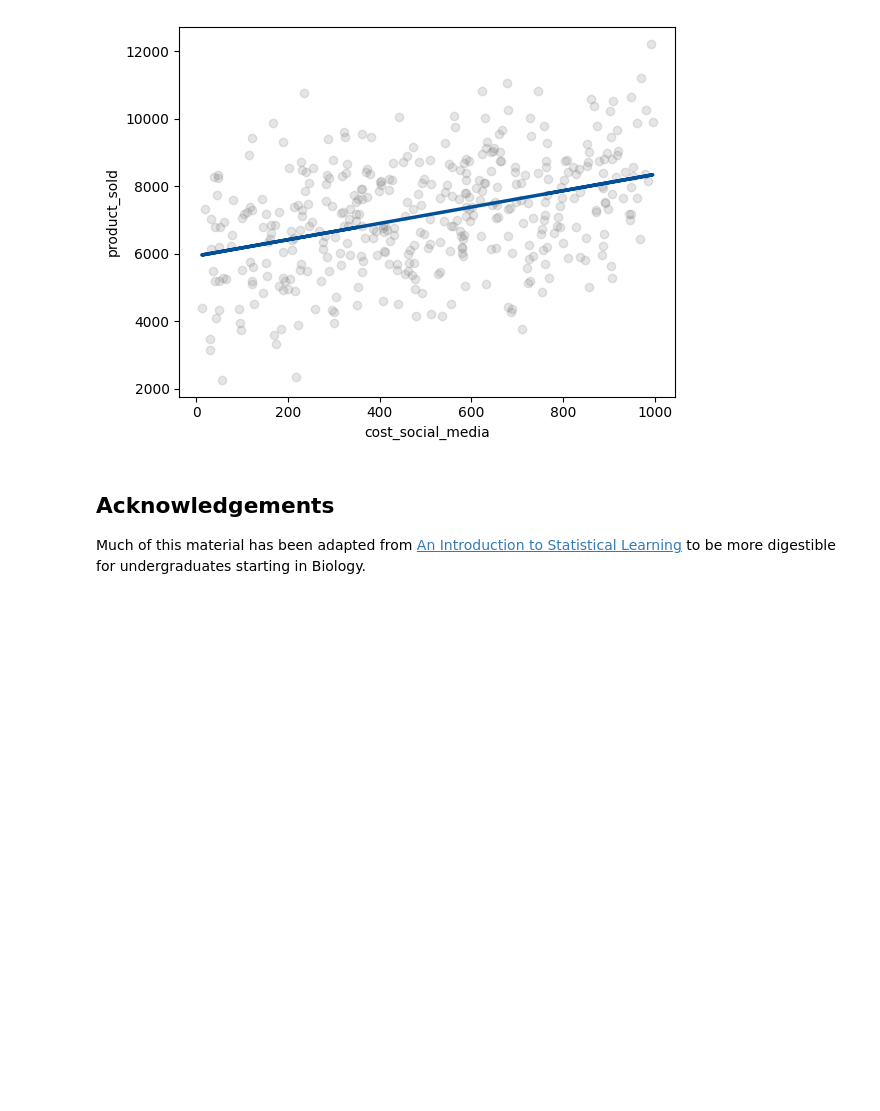
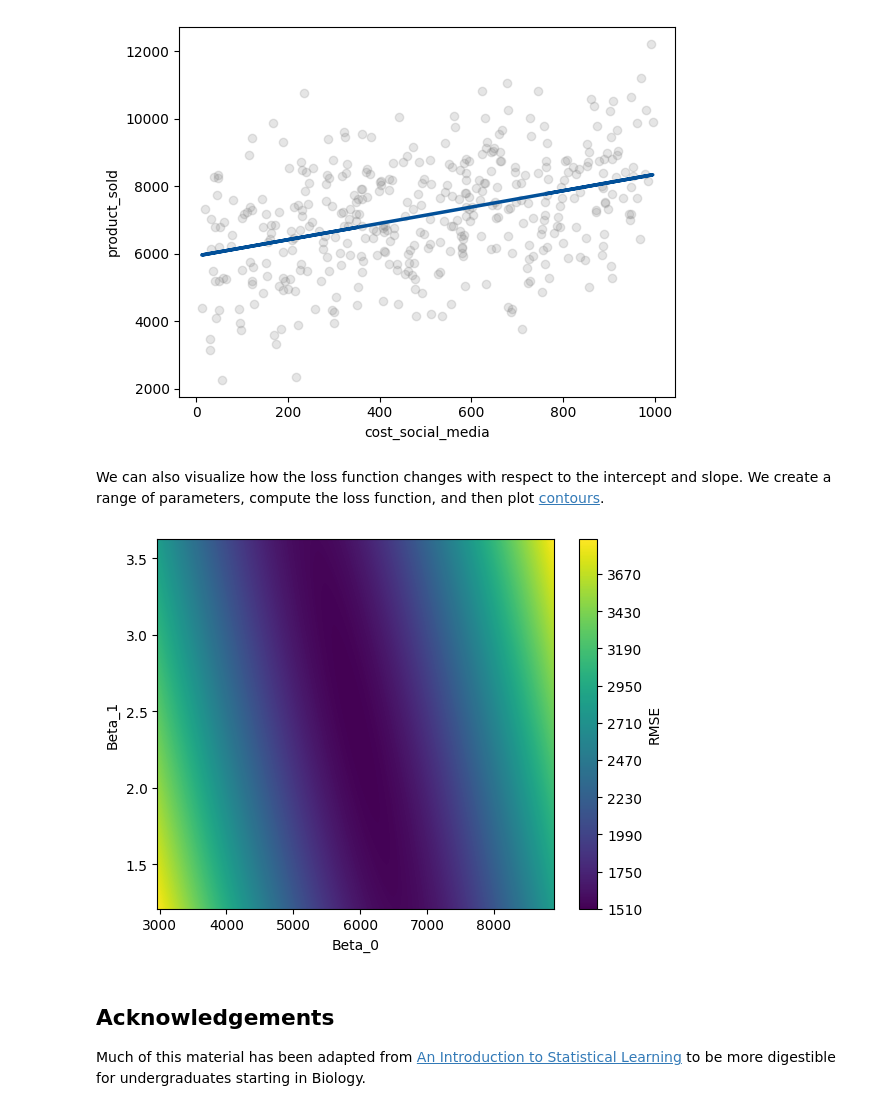
Before and after one commit to oasci/pitt-biosc1540-2024s, a Jupyter notebook: biosc1540/modules/intro/regression/univariate-linear.ipynb, the cells around one changed output. Saved outputs shown, nothing was run; the diff lists cells and outputs as text; code cells hidden in the pictures; blank space fills up the shorter version.

```diff
--- a/biosc1540/modules/intro/regression/univariate-linear.ipynb
+++ b/biosc1540/modules/intro/regression/univariate-linear.ipynb
@@ -12,7 +12,7 @@ we can attempt to find the values for each $\beta$.
 import pandas as pd
 
 
-CSV_PATH = "https://gitlab.com/oasci/courses/pitt/biosc1540-2024s/-/raw/main/biosc1540/modules/intro/regression/advertising-data.csv"
+CSV_PATH = "https://gitlab.com/oasci/courses/pitt/biosc1540-2024s/-/raw/main/biosc1540/files/csv/advertising-data.csv"
 
 df_adv = pd.read_csv(CSV_PATH)
 print(df_adv)
@@ -375,6 +377,49 @@ ax.set_ylabel("product_sold")
 # %% [output]
 Text(0, 0.5, 'product_sold')
 [figure]
+# %% [markdown]
+We can also visualize how the loss function changes with respect to the intercept and slope.
+We create a range of parameters, compute the loss function, and then plot [contours](https://matplotlib.org/stable/api/_as_gen/matplotlib.axes.Axes.contourf.html#matplotlib.axes.Axes.contourf).
+# %%
+from sklearn.metrics import mean_squared_error
+
+model = LinearRegression()
+
+X = cost_social_media_sklearn
+y = product_sold_sklearn
+
+model.fit(X=X, y=y)
+
+beta_0_values = np.linspace(model.intercept_[0] * 0.5, model.intercept_[0] * 1.5, 300)
+beta_1_values = np.linspace(model.coef_[0][0] * 0.5, model.coef_[0][0] * 1.5, 300)
+
+# Initialize arrays to store results
+mse_values = np.zeros((len(beta_0_values), len(beta_1_values)))
+
+# Loop through each combination of beta_0 and beta_1
+for i, beta_0 in enumerate(beta_0_values):
+    for j, beta_1 in enumerate(beta_1_values):
+        # Fit the model
+        model.intercept_ = np.array([beta_0])  # Set beta_0
+        model.coef_ = np.array([[beta_1]])  # Set beta_1
+        predictions = model.predict(X)
+
+        # Calculate mean squared error
+        mse_values[i, j] = mean_squared_error(y, predictions)
+
+rmse_values = np.sqrt(mse_values)
+
+beta_0_values, beta_1_values = np.meshgrid(beta_0_values, beta_1_values)
+# %%
+# Create filled contour plot
+plt.contourf(beta_0_values, beta_1_values, rmse_values.T, levels=500, cmap="viridis")
+plt.colorbar(label="RMSE")
+
+plt.xlabel("Beta_0")
+plt.ylabel("Beta_1")
+plt.show()
+# %% [output]
+[figure, added]
 # %% [markdown]
 ## Acknowledgements
 
```
Also changed, not shown: parts of 3 cells of this notebook, 1 other file.
